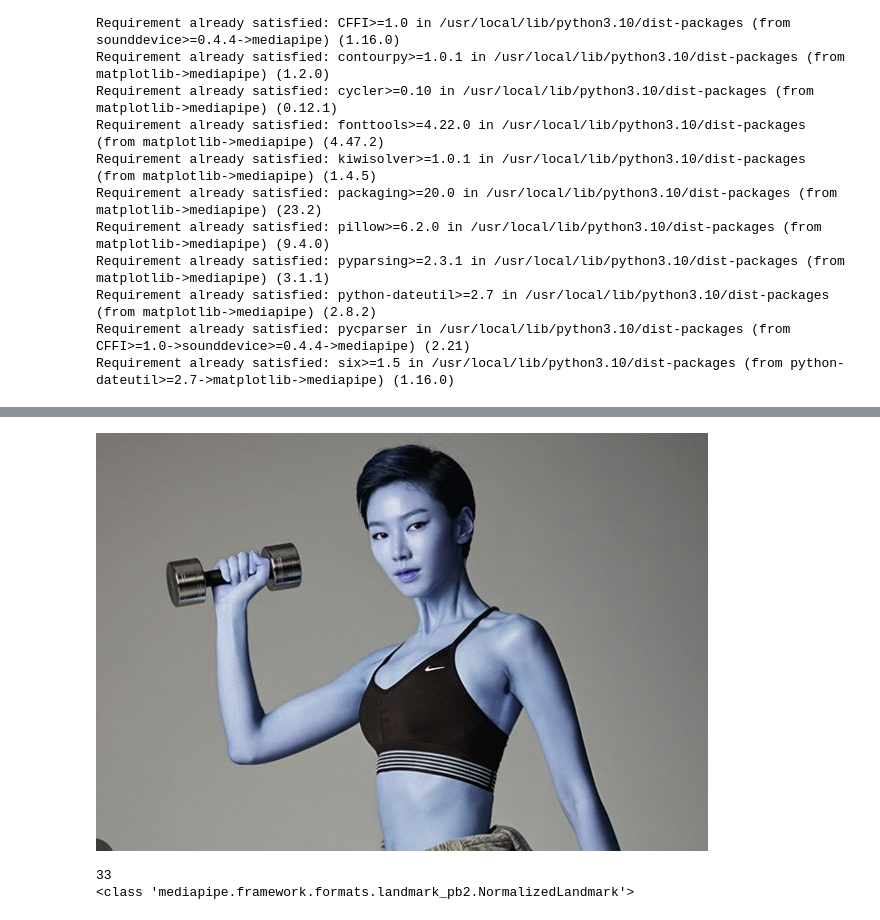
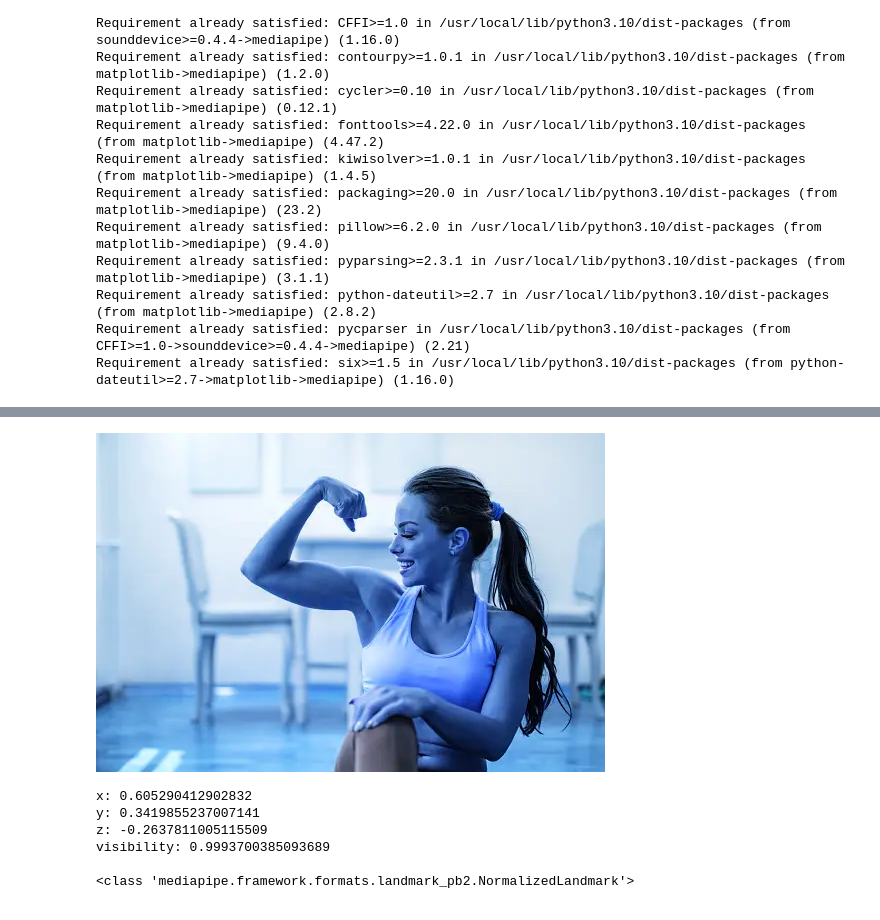
Before and after one commit to YKCODING71/ROBOT, a Jupyter notebook: ARM/PYTHON/mp_arm_angle.ipynb, the cells around one changed output, grey strips where cells are left out. Saved outputs shown, nothing was run; the diff lists cells and outputs as text; code cells hidden in the pictures.

```diff
--- a/ARM/PYTHON/mp_arm_angle.ipynb
+++ b/ARM/PYTHON/mp_arm_angle.ipynb
@@ -38,6 +38,6 @@ img_angle = np.copy(img)
-# %%
-img_RGB = cv2.cvtColor(img, cv2.COLOR_BGR2RGB)   #CV는 BGR로 되어있는데(대부분 하드웨어상태가 이렇게 되어있어서), 이것을 쓰려면 그레이나, RGB
-cv2_imshow(img_RGB) #RGB형식을 지원하기때문에
-# %% [output]
-[figure, removed]
+# %%
+img_gray = cv2.cvtColor(img, cv2.COLOR_BGR2RGB)
+cv2_imshow(img_gray)
+# %% [output]
+[figure, added]
 # %%
@@ -50,7 +50,11 @@ results = mp.process(img_gray) #잘보이게 빨리찾으라고 색깔을
 # %%
-print(len(results.pose_landmarks.landmark)) #포즈를 찾는 랜드마크안에서 마크를 찍어서 보여줘(몇개야?_)
-print(type(results.pose_landmarks.landmark[0])) #타입보기 정확한 리스트는 아니지만, 리스트처럼 쓸수있다.
+print(results.pose_landmarks.landmark[0])
+print(type(results.pose_landmarks.landmark[0]))
 # %% [output]
-33
+x: 0.605290412902832
+y: 0.3419855237007141
+z: -0.2637811005115509
+visibility: 0.9993700385093689
+
 <class 'mediapipe.framework.formats.landmark_pb2.NormalizedLandmark'>
 # %%
```
Also changed, not shown: parts of 17 cells of this notebook, 6 other files.
